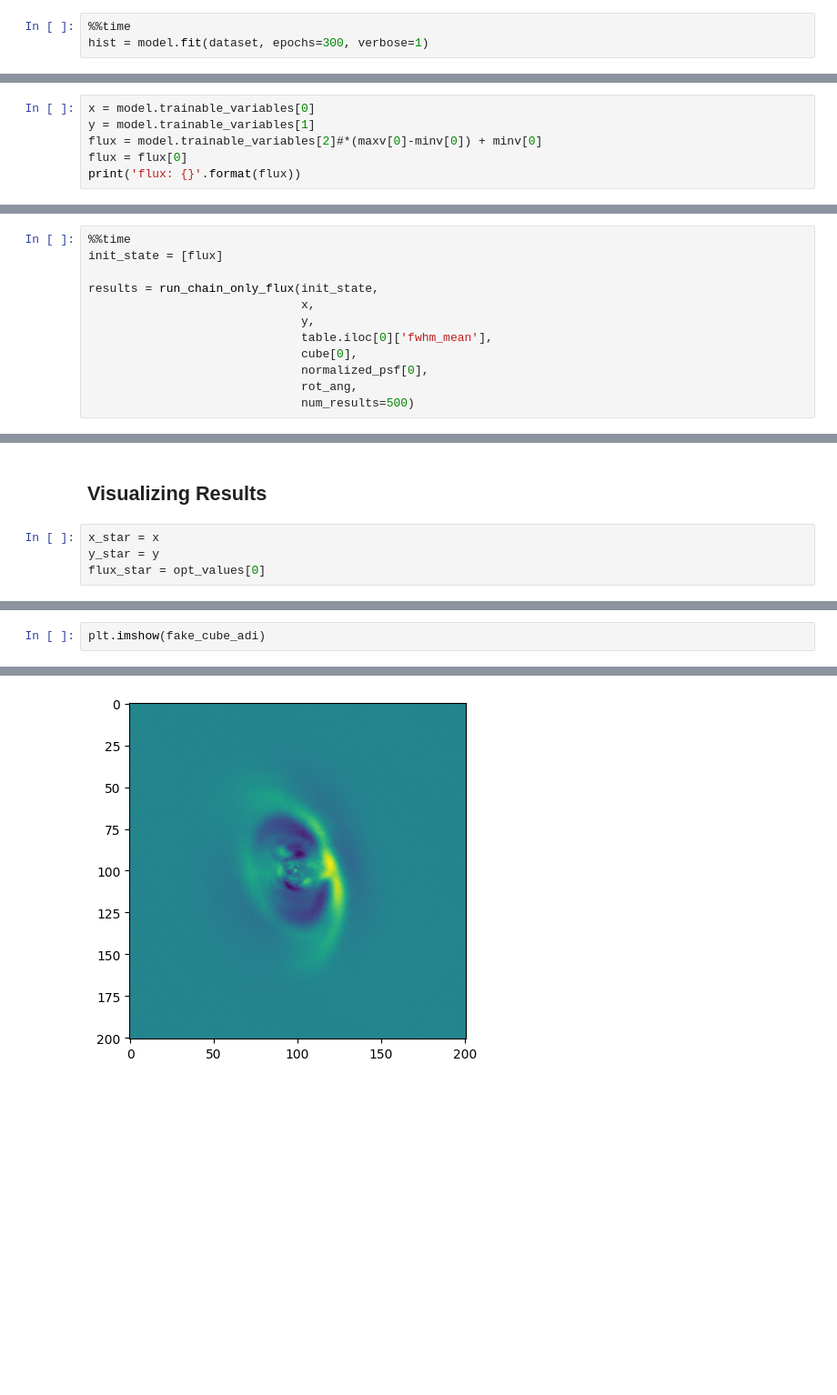
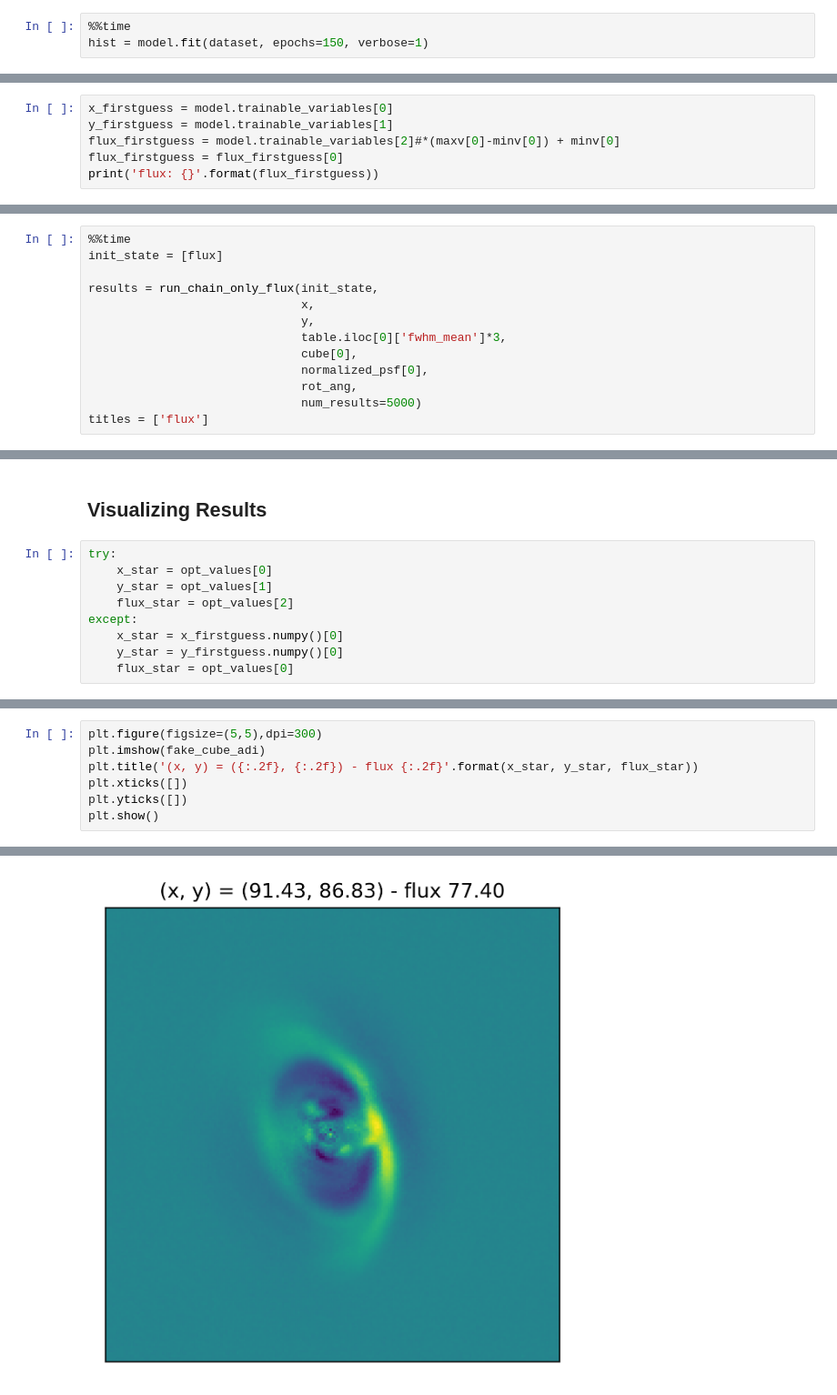
Before and after one commit to yemsnucleus/NEGFC, a Jupyter notebook: negfc_gpu.ipynb, the cells around one changed output, grey strips where cells are left out. Shown at 91% size. Saved outputs shown, nothing was run; the diff lists cells and outputs as text; blank space fills up the shorter version.

```diff
--- a/negfc_gpu.ipynb
+++ b/negfc_gpu.ipynb
@@ -170,4 +173,4 @@ model.compile(loss_fn=custom_loss_w, optimizer=Adam(1))
 # %%
 %%time
-hist = model.fit(dataset, epochs=300, verbose=1)
+hist = model.fit(dataset, epochs=150, verbose=1)
 # %% [output]
@@ -214,7 +199,7 @@ plt.plot(hist.history['loss'])
 # %%
-x = model.trainable_variables[0]
-y = model.trainable_variables[1]
-flux = model.trainable_variables[2]#*(maxv[0]-minv[0]) + minv[0]
-flux = flux[0]
-print('flux: {}'.format(flux))
+x_firstguess = model.trainable_variables[0]
+y_firstguess = model.trainable_variables[1]
+flux_firstguess = model.trainable_variables[2]#*(maxv[0]-minv[0]) + minv[0]
+flux_firstguess = flux_firstguess[0]
+print('flux: {}'.format(flux_firstguess))
 # %% [output]
@@ -384,9 +256,10 @@ init_state = [flux]
 results = run_chain_only_flux(init_state,
                               x,
                               y,
-                              table.iloc[0]['fwhm_mean'],
+                              table.iloc[0]['fwhm_mean']*3,
                               cube[0],
                               normalized_psf[0],
                               rot_ang,
-                              num_results=500)
+                              num_results=5000)
+titles = ['flux']
 # %% [output]
@@ -417,6 +289,11 @@ for i, r in enumerate(samples):
 # %% [markdown]
 ## Visualizing Results
 # %%
-x_star = x
-y_star = y
-flux_star = opt_values[0]
+try:
+    x_star = opt_values[0]
+    y_star = opt_values[1]
+    flux_star = opt_values[2]
+except:
+    x_star = x_firstguess.numpy()[0]
+    y_star = y_firstguess.numpy()[0]
+    flux_star = opt_values[0]
@@ -436,5 +317,10 @@ fake_cube_adi = tfnegfc.apply_adi(fake_cube,
                                   ncomp=1,
                                   derotate='tf')
 # %%
+plt.figure(figsize=(5,5),dpi=300)
 plt.imshow(fake_cube_adi)
+plt.title('(x, y) = ({:.2f}, {:.2f}) - flux {:.2f}'.format(x_star, y_star, flux_star))
+plt.xticks([])
+plt.yticks([])
+plt.show()
 # %% [output]
@@ -442 +327 @@ plt.imshow(fake_cube_adi)
-[figure, old version]
+[figure, new version]
```
Also changed, not shown: parts of 26 cells of this notebook, 4 other files.
